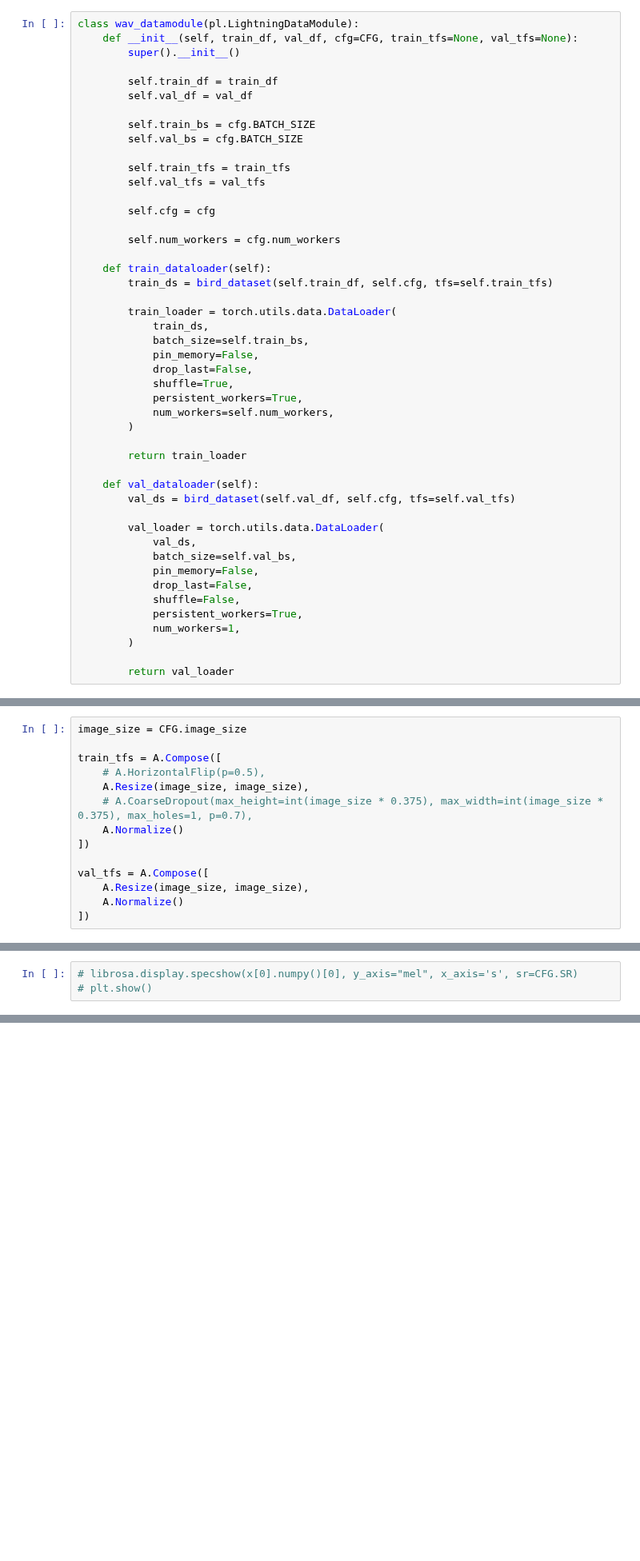
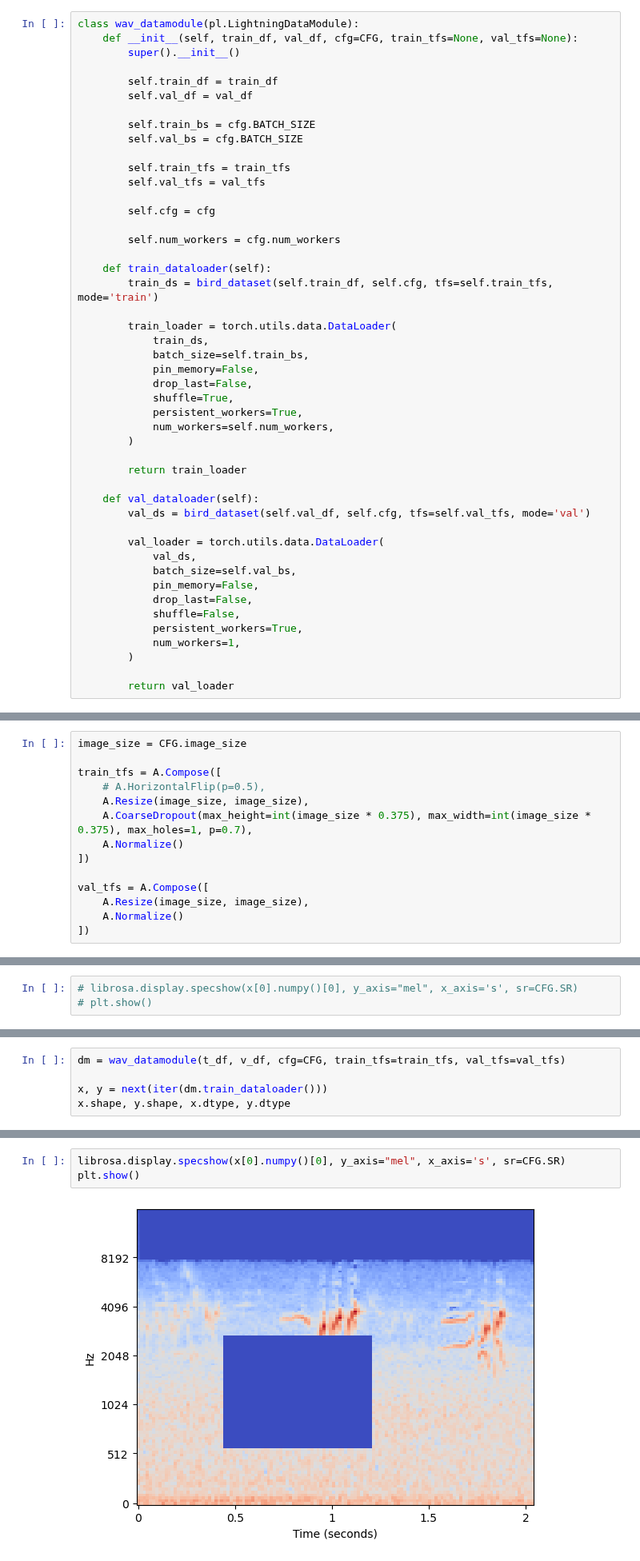
Before and after one commit to rosulucian/deep_learning_playground, a Jupyter notebook: kaggle/BIRD/train.ipynb, the cells around one changed output, grey strips where cells are left out. Shown at 80% size. Drawn from its saved outputs; the diff is of its cells as text; blank space fills up the shorter version.

```diff
--- a/kaggle/BIRD/train.ipynb
+++ b/kaggle/BIRD/train.ipynb
@@ -227,7 +207,7 @@ class wav_datamodule(pl.LightningDataModule):
         self.num_workers = cfg.num_workers
 
     def train_dataloader(self):
-        train_ds = bird_dataset(self.train_df, self.cfg, tfs=self.train_tfs)
+        train_ds = bird_dataset(self.train_df, self.cfg, tfs=self.train_tfs, mode='train')
 
         train_loader = torch.utils.data.DataLoader(
             train_ds,
@@ -242,7 +222,7 @@ class wav_datamodule(pl.LightningDataModule):
         return train_loader
 
     def val_dataloader(self):
-        val_ds = bird_dataset(self.val_df, self.cfg, tfs=self.val_tfs)
+        val_ds = bird_dataset(self.val_df, self.cfg, tfs=self.val_tfs, mode='val')
 
         val_loader = torch.utils.data.DataLoader(
             val_ds,
@@ -301,7 +281,7 @@ image_size = CFG.image_size
 train_tfs = A.Compose([
     # A.HorizontalFlip(p=0.5),
     A.Resize(image_size, image_size),
-    # A.CoarseDropout(max_height=int(image_size * 0.375), max_width=int(image_size * 0.375), max_holes=1, p=0.7),
+    A.CoarseDropout(max_height=int(image_size * 0.375), max_width=int(image_size * 0.375), max_holes=1, p=0.7),
     A.Normalize()
 ])
 
@@ -337,0 +318,5 @@ plt.show()
+# %%
+dm = wav_datamodule(t_df, v_df, cfg=CFG, train_tfs=train_tfs, val_tfs=val_tfs)
+
+x, y = next(iter(dm.train_dataloader()))
+x.shape, y.shape, x.dtype, y.dtype
@@ -338,3 +328,8 @@ plt.show()
+# %%
+librosa.display.specshow(x[0].numpy()[0], y_axis="mel", x_axis='s', sr=CFG.SR)
+plt.show()
+# %% [output]
+[figure, added]
 # %%
 # img = x[0]
 # img.shape, img.unsqueeze(dim=0).numpy().shape, img.expand(3, -1, -1).shape
```
Also changed, not shown: parts of 20 cells of this notebook, 2 other files.
